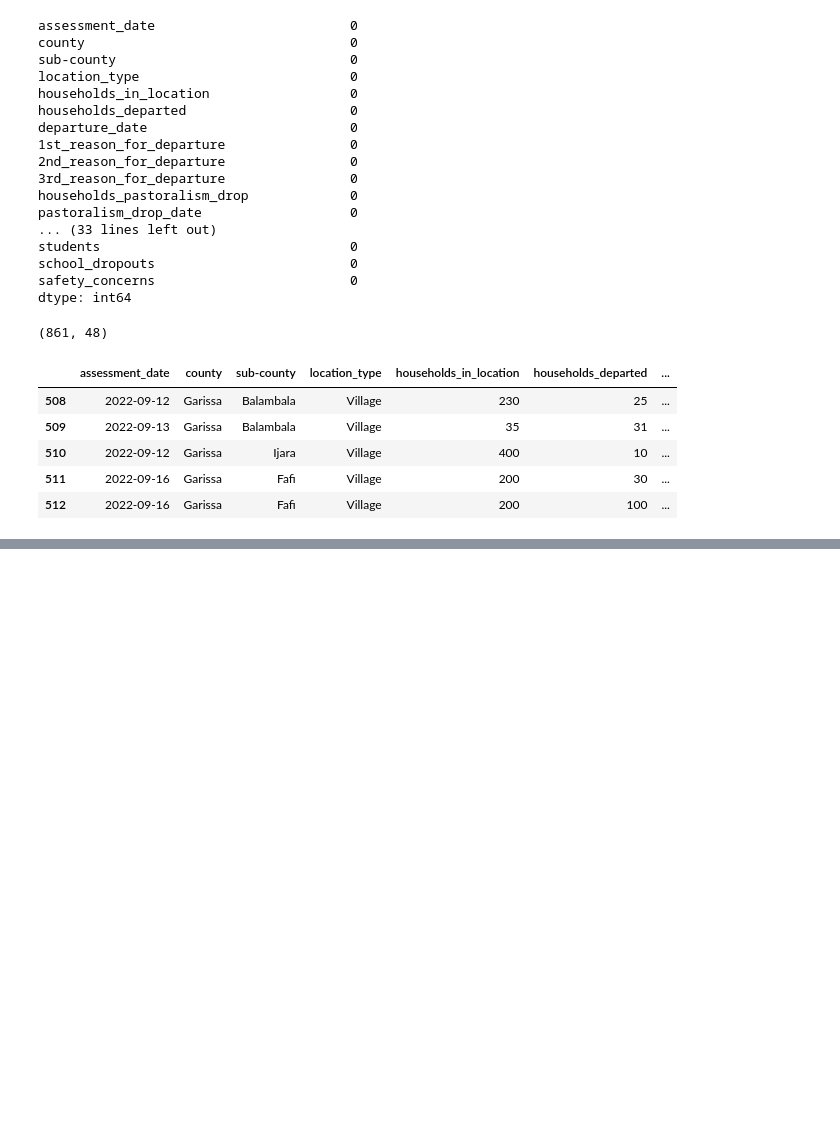
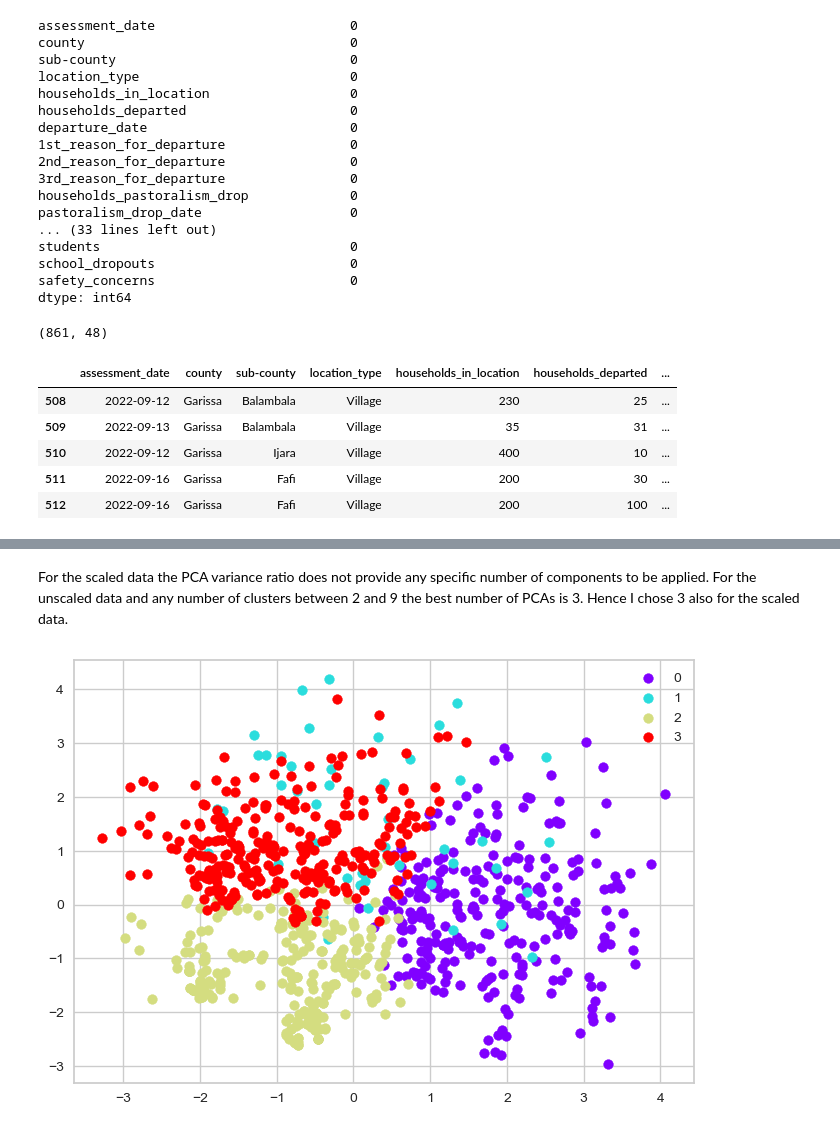
Before and after one commit to ieumann/displacement-and-mobility-northern-kenya, a Jupyter notebook: Analysing and Evaluating Mobility in Northern Kenya.ipynb, the cells around one changed output, grey strips where cells are left out. Saved outputs shown, nothing was run; the diff lists cells and outputs as text; code cells hidden in the pictures; blank space fills up the shorter version.

```diff
--- a/Analysing and Evaluating Mobility in Northern Kenya.ipynb
+++ b/Analysing and Evaluating Mobility in Northern Kenya.ipynb
@@ -545 +630,23 @@ ValueError: cannot insert cluster, already exists
+# %% [markdown]
+For the scaled data the PCA variance ratio does not provide any specific number of components to be applied. For the unscaled data and any number of clusters between 2 and 9 the best number of PCAs is 3. Hence I chose 3 also for the scaled data.
+# %%
+# data = scaled, k = 4, PCA-components = 3, plot = 2d
+
+pca = PCA(n_components=3)
+reduced_drivers = pca.fit_transform(drivers_scaled)
+
+labels = np.unique(clusters)
+
+colors = cm.rainbow(np.linspace(0, 1, len(labels)))
+
+for i, color in zip(labels, colors):
+    plt.scatter(reduced_drivers[clusters == i , 0],
+                reduced_drivers[clusters == i , 1],
+                color=color,
+                label=i)
+
+plt.legend()
+plt.show()
+# %% [output]
+[figure, added]
 # %%
```
Also changed, not shown: parts of 52 cells of this notebook, 1 other file.
